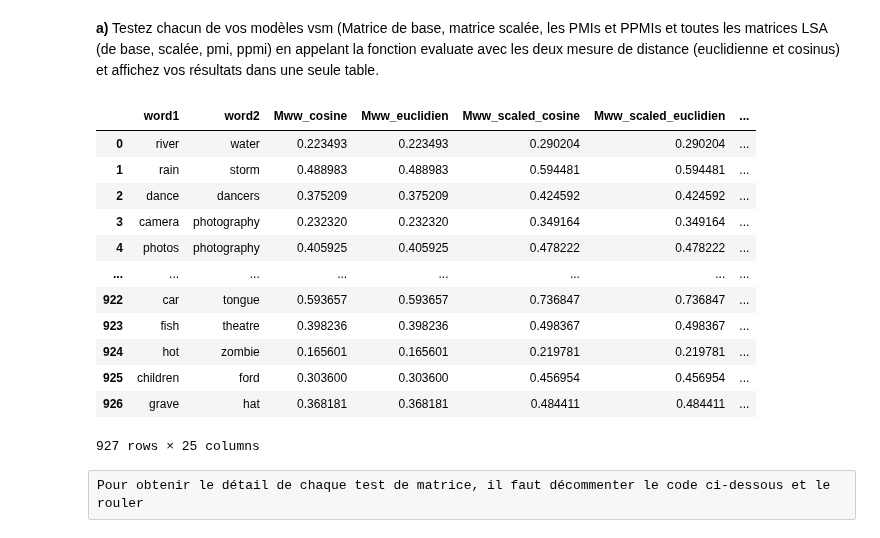
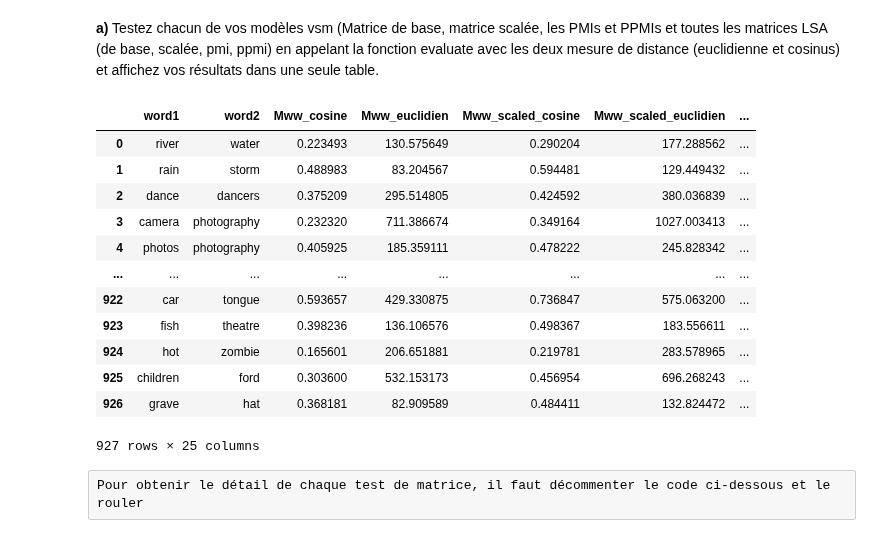
Before and after one commit to luukim/INF8460, a Jupyter notebook: TP2/inf8460_tp2_A20.ipynb, the cells around one changed output. Cells and saved outputs as stored; diff of their text form; code cells hidden in the pictures.

Commit message:
modif pour euclidien

```diff
--- a/TP2/inf8460_tp2_A20.ipynb
+++ b/TP2/inf8460_tp2_A20.ipynb
@@ -801,45 +801,46 @@ for i, data in enumerate(dataSet):
     word1 = []
     word2= []
     for d in range(0, 927):
         word1.append(tableCosine[0][1].values[d][0])
         word2.append(tableCosine[0][1].values[d][1])
         cosineValue.append(tableCosine[0][1].values[d][3])
         euclidienValue.append(tableEuclidien[0][1].values[d][3])
 
     cosine.append(cosineValue)
-    euclidien.append(cosineValue)
+    euclidien.append(euclidienValue)
     tableCosine =[]
     tableEuclidien =[]
     cosineValue = []
     euclidienValue=[]
+
 d = {'word1': word1, 'word2': word2,
     'Mww_cosine' : cosine[0] , 'Mww_euclidien' : euclidien[0],
     'Mww_scaled_cosine' : cosine[1] , 'Mww_scaled_euclidien' : euclidien[1],
     'ppmi_matrix_cosine' : cosine[2] , 'ppmi_matrix_euclidien' : euclidien[2],
     'ppmi_matrix_scaled_cosine' : cosine[3] , 'ppmi_matrix_scaled_cosine' : euclidien[3],
     'pmi_matrix_cosine' : cosine[4] , 'pmi_matrix_euclidien' : euclidien[4],
     'pmi_matrix_scaled_cosine' : cosine[5] , 'pmi_matrix_scaled_euclidien' : euclidien[5],
     'Mww_lsa_cosine' : cosine[6] , 'Mww_lsa_euclidien' : euclidien[6],
     'Mww_scaled_lsa_cosine' : cosine[7] , 'Mww_scaled_lsa_euclidien' : euclidien[7],
     'ppmi_lsa_cosine' : cosine[8] , 'ppmi_lsa_euclidien' : euclidien[8],
     'pmi_lsa_cosine' : cosine[9] , 'pmi_lsa_euclidien' : euclidien[9],
     'ppmi_truncatedSVD_cosine' : cosine[10] , 'ppmi_truncatedSVD_euclidien' : euclidien[10],
     'pmi_truncatedSVD_cosine' : cosine[11] , 'pmi_truncatedSVD_euclidien' : euclidien[11]}
 df = pd.DataFrame(data=d)
 df
 # %% [output]
 |  | word1 | word2 | Mww_cosine | Mww_euclidien | Mww_scaled_cosine | Mww_scaled_euclidien | ... |
-| 0 | river | water | 0.223493 | 0.223493 | 0.290204 | 0.290204 | ... |
-| 1 | rain | storm | 0.488983 | 0.488983 | 0.594481 | 0.594481 | ... |
-| 2 | dance | dancers | 0.375209 | 0.375209 | 0.424592 | 0.424592 | ... |
-| 3 | camera | photography | 0.232320 | 0.232320 | 0.349164 | 0.349164 | ... |
-| 4 | photos | photography | 0.405925 | 0.405925 | 0.478222 | 0.478222 | ... |
+| 0 | river | water | 0.223493 | 130.575649 | 0.290204 | 177.288562 | ... |
+| 1 | rain | storm | 0.488983 | 83.204567 | 0.594481 | 129.449432 | ... |
+| 2 | dance | dancers | 0.375209 | 295.514805 | 0.424592 | 380.036839 | ... |
+| 3 | camera | photography | 0.232320 | 711.386674 | 0.349164 | 1027.003413 | ... |
+| 4 | photos | photography | 0.405925 | 185.359111 | 0.478222 | 245.828342 | ... |
 | ... | ... | ... | ... | ... | ... | ... | ... |
-| 922 | car | tongue | 0.593657 | 0.593657 | 0.736847 | 0.736847 | ... |
-| 923 | fish | theatre | 0.398236 | 0.398236 | 0.498367 | 0.498367 | ... |
-| 924 | hot | zombie | 0.165601 | 0.165601 | 0.219781 | 0.219781 | ... |
-| 925 | children | ford | 0.303600 | 0.303600 | 0.456954 | 0.456954 | ... |
-| 926 | grave | hat | 0.368181 | 0.368181 | 0.484411 | 0.484411 | ... |
+| 922 | car | tongue | 0.593657 | 429.330875 | 0.736847 | 575.063200 | ... |
+| 923 | fish | theatre | 0.398236 | 136.106576 | 0.498367 | 183.556611 | ... |
+| 924 | hot | zombie | 0.165601 | 206.651881 | 0.219781 | 283.578965 | ... |
+| 925 | children | ford | 0.303600 | 532.153173 | 0.456954 | 696.268243 | ... |
+| 926 | grave | hat | 0.368181 | 82.909589 | 0.484411 | 132.824472 | ... |
 927 rows × 25 columns
 # %% [raw]
 Pour obtenir le détail de chaque test de matrice, il faut décommenter le code ci-dessous et le rouler
```
